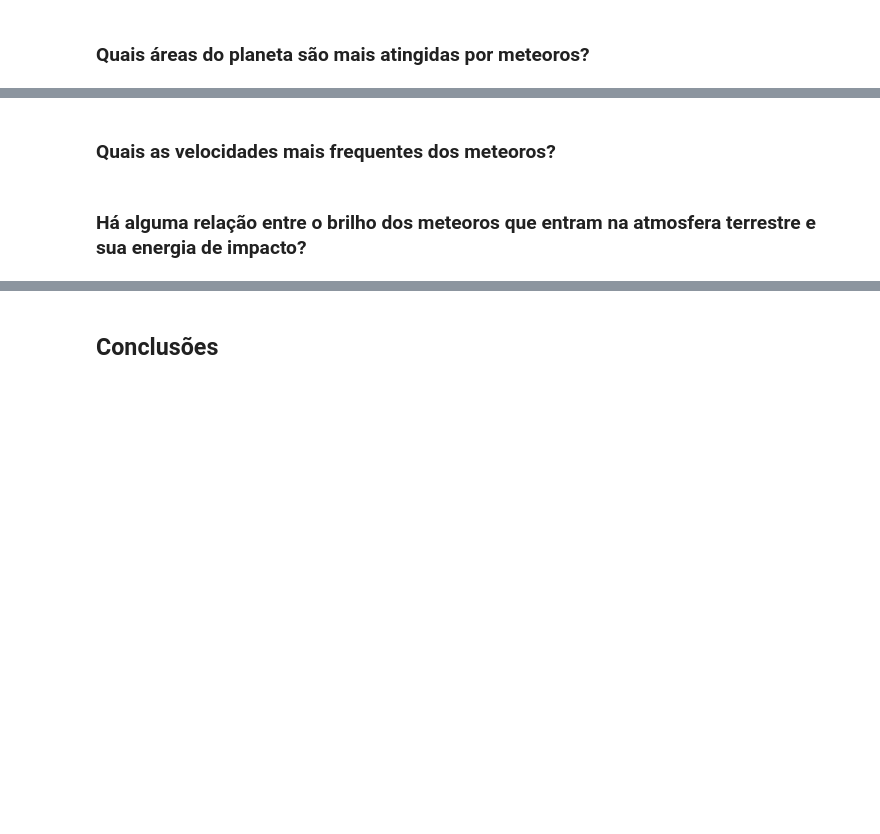
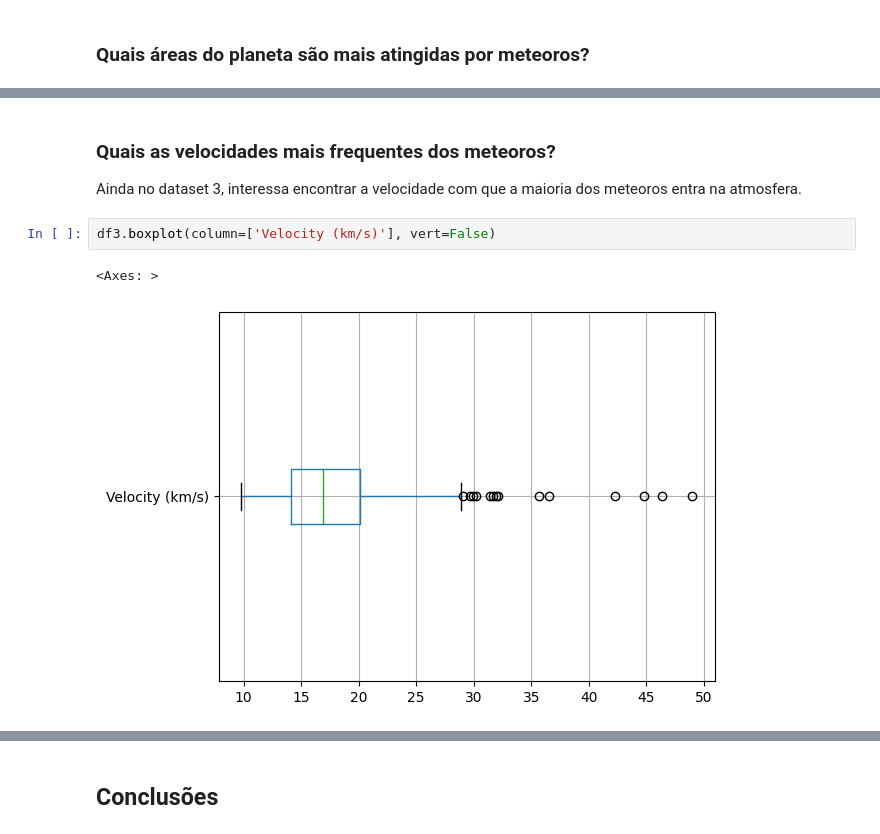
Before and after one commit to biabcaval/Projeto-ICD-analise-meteoros, a Jupyter notebook: relatório_final.ipynb, the cells around one changed output, grey strips where cells are left out. Saved outputs shown, nothing was run; the diff lists cells and outputs as text; blank space fills up the shorter version.

```diff
--- a/relatório_final.ipynb
+++ b/relatório_final.ipynb
@@ -389,4 +493,8 @@ plt.show()
 # %% [markdown]
 ### Quais as velocidades mais frequentes dos meteoros?
+Ainda no dataset 3, interessa encontrar a velocidade com que a maioria dos meteoros entra na atmosfera.
-# %% [markdown]
-### Há alguma relação entre o brilho dos meteoros que entram na atmosfera terrestre e sua energia de impacto?
+# %%
+df3.boxplot(column=['Velocity (km/s)'], vert=False)
+# %% [output]
+<Axes: >
+[figure, added]
```
Also changed, not shown: parts of 45 cells of this notebook.
